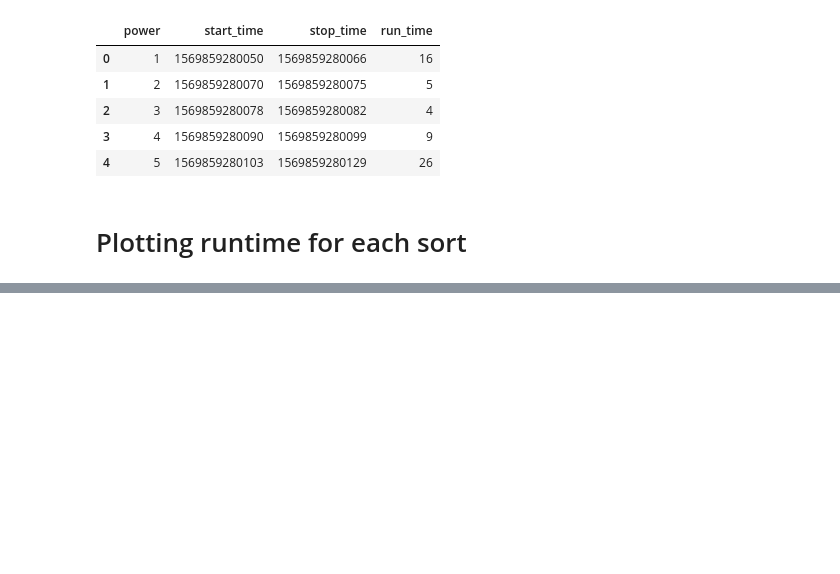
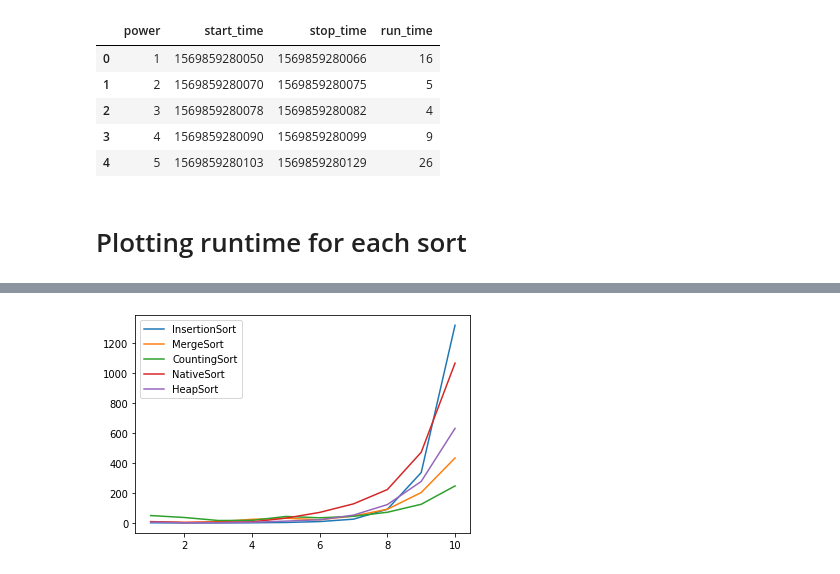
Before and after one commit to samilaz974/prog_fine_benchmark, a Jupyter notebook: visualisation/analysis.ipynb, the cells around one changed output, grey strips where cells are left out. Drawn from its saved outputs; the diff is of its cells as text; code cells hidden in the pictures; blank space fills up the shorter version.

```diff
--- a/visualisation/analysis.ipynb
+++ b/visualisation/analysis.ipynb
@@ -91,0 +106,12 @@ for algo, df in data.items():
+# %%
+# GROUPED PLOT
+fig = plt.figure()
+
+for algo, df in data.items():
+    if algo is not "SelectionSort":
+        plt.plot(df.loc[:,"power"], df.loc[:,"run_time"], label=algo)
+
+plt.legend()
+plt.show()
+# %% [output]
+[figure, added]
```
Also changed, not shown: parts of 3 cells of this notebook, 4 other files.
